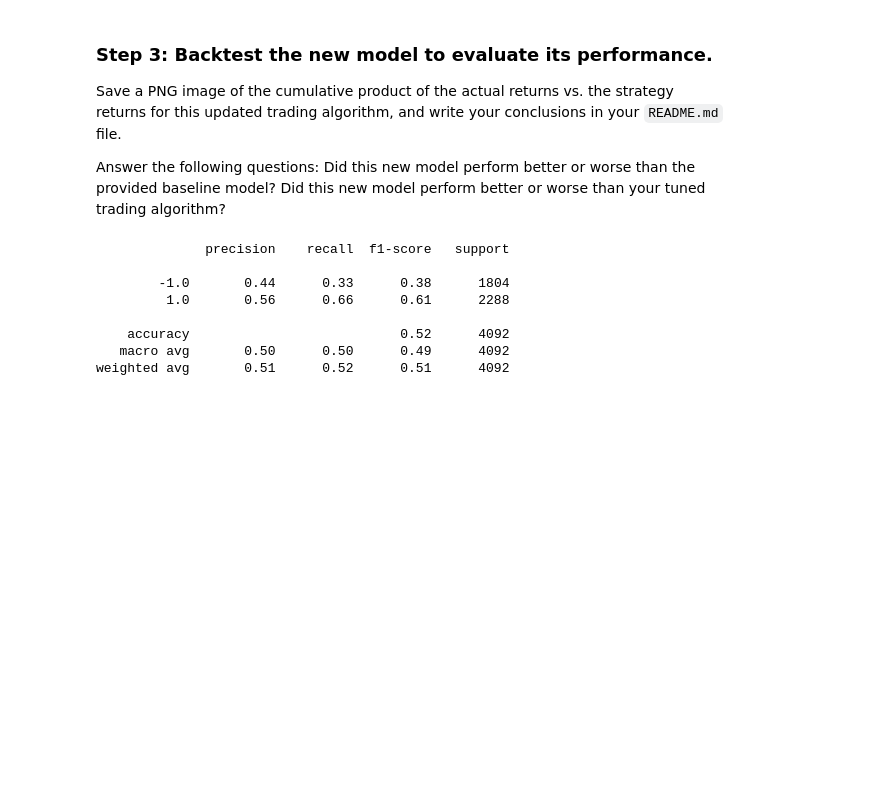
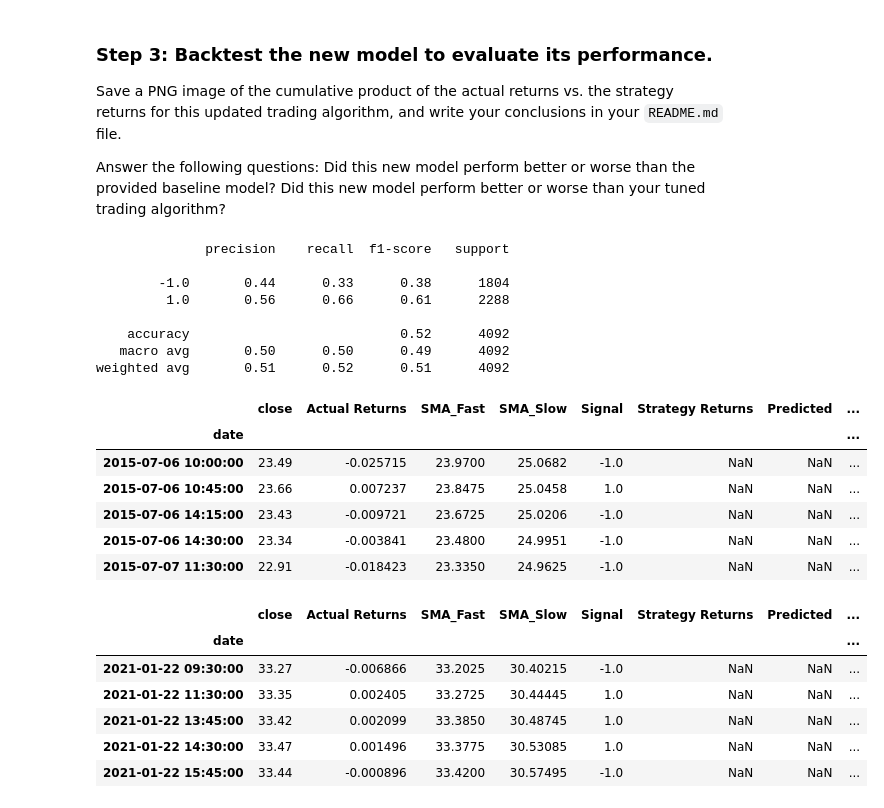
Before and after one commit to kmpotter2/algorithmic_trading_bot, a Jupyter notebook: machine_learning_trading_bot.ipynb, the cells around one changed output. Saved outputs shown, nothing was run; the diff lists cells and outputs as text; code cells hidden in the pictures; blank space fills up the shorter version.

Commit message:
Update machine_learning_trading_bot.ipynb
Create a predictions DataFrame. Add the SVM model predictions to the DataFrame. Get Machine Learning Model Returns. Review the DataFrame

```diff
--- a/machine_learning_trading_bot.ipynb
+++ b/machine_learning_trading_bot.ipynb
@@ -476,3 +459,33 @@ weighted avg       0.51      0.52      0.51      4092
+# %%
+# Create a new empty predictions DataFrame.
+
+# Create a predictions DataFrame
+logistic_predictions = predictions_df.copy().loc[training_end+DateOffset(hours=1):]
+
+# Add the SVM model predictions to the DataFrame
+logistic_predictions['Logistic Regression Predicted'] = logistic_pred
+
+# Get Machine Learning Model Returns
+logistic_predictions['Logistic Regression Strategy Returns'] = logistic_predictions['Actual Returns'] * logistic_predictions['Logistic Regression Predicted']
+
+# Review the DataFrame
+display(logistic_predictions.head())
+display(logistic_predictions.tail())
+# %% [output]
+|  | close | Actual Returns | SMA_Fast | SMA_Slow | Signal | Strategy Returns | Predicted | ... |
+| date |  |  |  |  |  |  |  | ... |
+| 2015-07-06 10:00:00 | 23.49 | -0.025715 | 23.9700 | 25.0682 | -1.0 | NaN | NaN | ... |
+| 2015-07-06 10:45:00 | 23.66 | 0.007237 | 23.8475 | 25.0458 | 1.0 | NaN | NaN | ... |
+| 2015-07-06 14:15:00 | 23.43 | -0.009721 | 23.6725 | 25.0206 | -1.0 | NaN | NaN | ... |
+| 2015-07-06 14:30:00 | 23.34 | -0.003841 | 23.4800 | 24.9951 | -1.0 | NaN | NaN | ... |
+| 2015-07-07 11:30:00 | 22.91 | -0.018423 | 23.3350 | 24.9625 | -1.0 | NaN | NaN | ... |
+|  | close | Actual Returns | SMA_Fast | SMA_Slow | Signal | Strategy Returns | Predicted | ... |
+| date |  |  |  |  |  |  |  | ... |
+| 2021-01-22 09:30:00 | 33.27 | -0.006866 | 33.2025 | 30.40215 | -1.0 | NaN | NaN | ... |
+| 2021-01-22 11:30:00 | 33.35 | 0.002405 | 33.2725 | 30.44445 | 1.0 | NaN | NaN | ... |
+| 2021-01-22 13:45:00 | 33.42 | 0.002099 | 33.3850 | 30.48745 | 1.0 | NaN | NaN | ... |
+| 2021-01-22 14:30:00 | 33.47 | 0.001496 | 33.3775 | 30.53085 | 1.0 | NaN | NaN | ... |
+| 2021-01-22 15:45:00 | 33.44 | -0.000896 | 33.4200 | 30.57495 | -1.0 | NaN | NaN | ... |
 # %%
 # Plot the actual returns versus the strategy returns
 # YOUR CODE HERE
```
Also changed, not shown: parts of 1 cell of this notebook.
